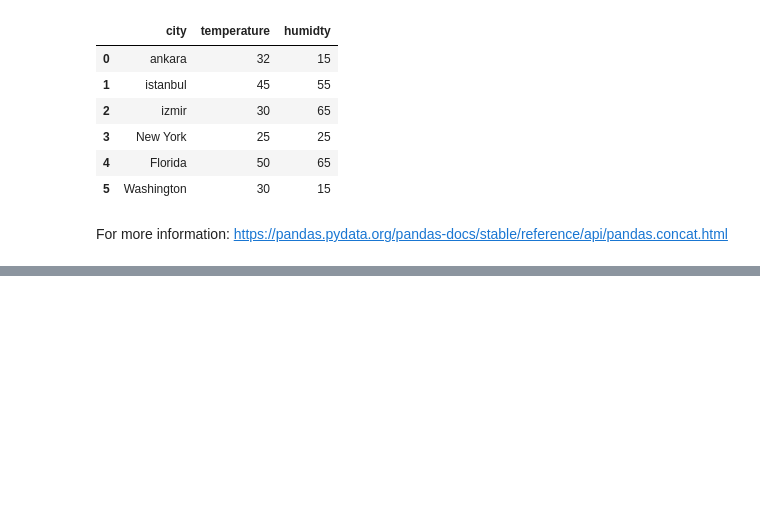
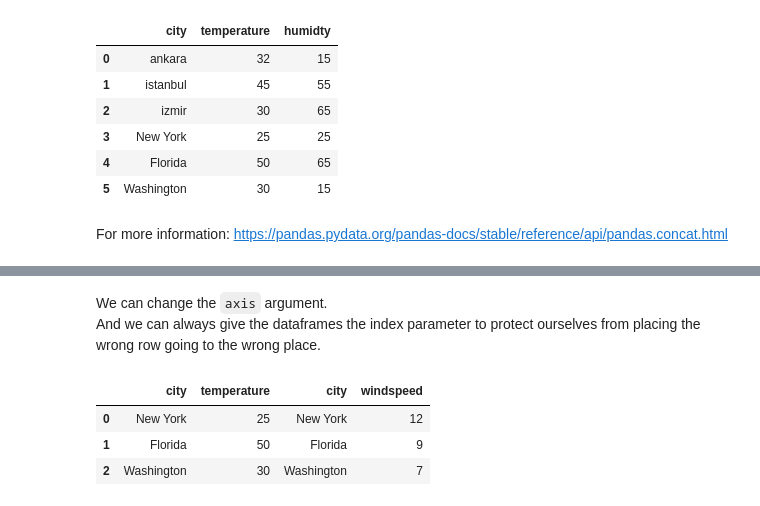
Before and after one commit to justhasanuknow/Python-Projects, a Jupyter notebook: Notebooks/pandas tutorial/Pandas Notebook - 4 Grouping.ipynb, the cells around one changed output, grey strips where cells are left out. Saved outputs shown, nothing was run; the diff lists cells and outputs as text; code cells hidden in the pictures; blank space fills up the shorter version.

```diff
--- a/Notebooks/pandas tutorial/Pandas Notebook - 4 Grouping.ipynb
+++ b/Notebooks/pandas tutorial/Pandas Notebook - 4 Grouping.ipynb
@@ -141,0 +199,11 @@ For more information: https://pandas.pydata.org/pandas-docs/stable/reference/api
+# %% [markdown]
+We can change the `axis` argument.
+<br>And we can always give the dataframes the index parameter to protect ourselves from placing the wrong row going to the wrong place.
+# %%
+df = pd.concat([temperature_df,windspeed_df], axis = 1)
+df
+# %% [output]
+|  | city | temperature | city | windspeed |
+| 0 | New York | 25 | New York | 12 |
+| 1 | Florida | 50 | Florida | 9 |
+| 2 | Washington | 30 | Washington | 7 |
```
Also changed, not shown: parts of 8 cells of this notebook.
